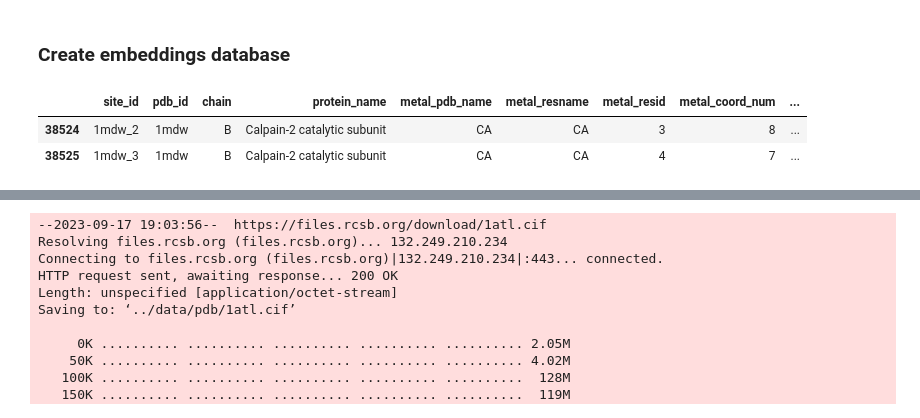
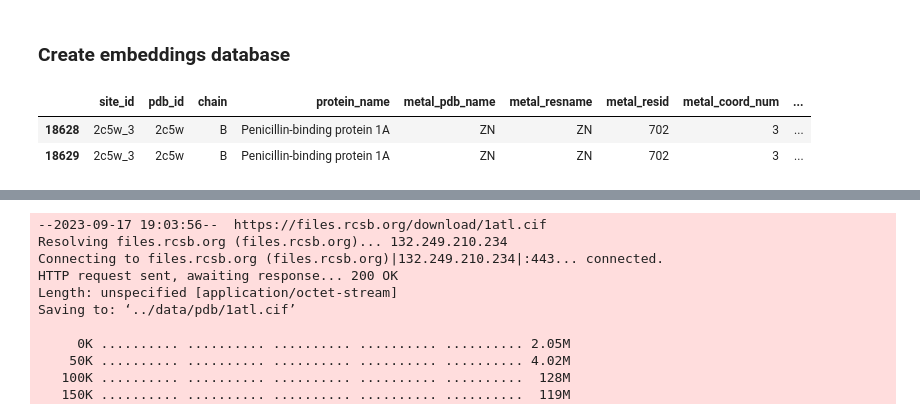
Before and after one commit to gmachiraju/K2, a Jupyter notebook: src/metal_sites.ipynb, the cells around one changed output, grey strips where cells are left out. Saved outputs shown, nothing was run; the diff lists cells and outputs as text; code cells hidden in the pictures.

```diff
--- a/src/metal_sites.ipynb
+++ b/src/metal_sites.ipynb
@@ -147,10 +147,10 @@ import torch
 # %%
 database = deserialize('../data/metal_database_balanced.pkl')
 # %%
-db = database['CA']
+db = database['ZN']
 db_pos = db['pos']
-db_pos[db_pos['pdb_id']=='1mdw']
+db_pos[db_pos['pdb_id']=='2c5w']
 # %% [output]
 |  | site_id | pdb_id | chain | protein_name | metal_pdb_name | metal_resname | metal_resid | metal_coord_num | ... |
-| 38524 | 1mdw_2 | 1mdw | B | Calpain-2 catalytic subunit | CA | CA | 3 | 8 | ... |
-| 38525 | 1mdw_3 | 1mdw | B | Calpain-2 catalytic subunit | CA | CA | 4 | 7 | ... |
+| 18628 | 2c5w_3 | 2c5w | B | Penicillin-binding protein 1A | ZN | ZN | 702 | 3 | ... |
+| 18629 | 2c5w_3 | 2c5w | B | Penicillin-binding protein 1A | ZN | ZN | 702 | 3 | ... |
```
Also changed, not shown: parts of 1 cell of this notebook, 11 other files.
